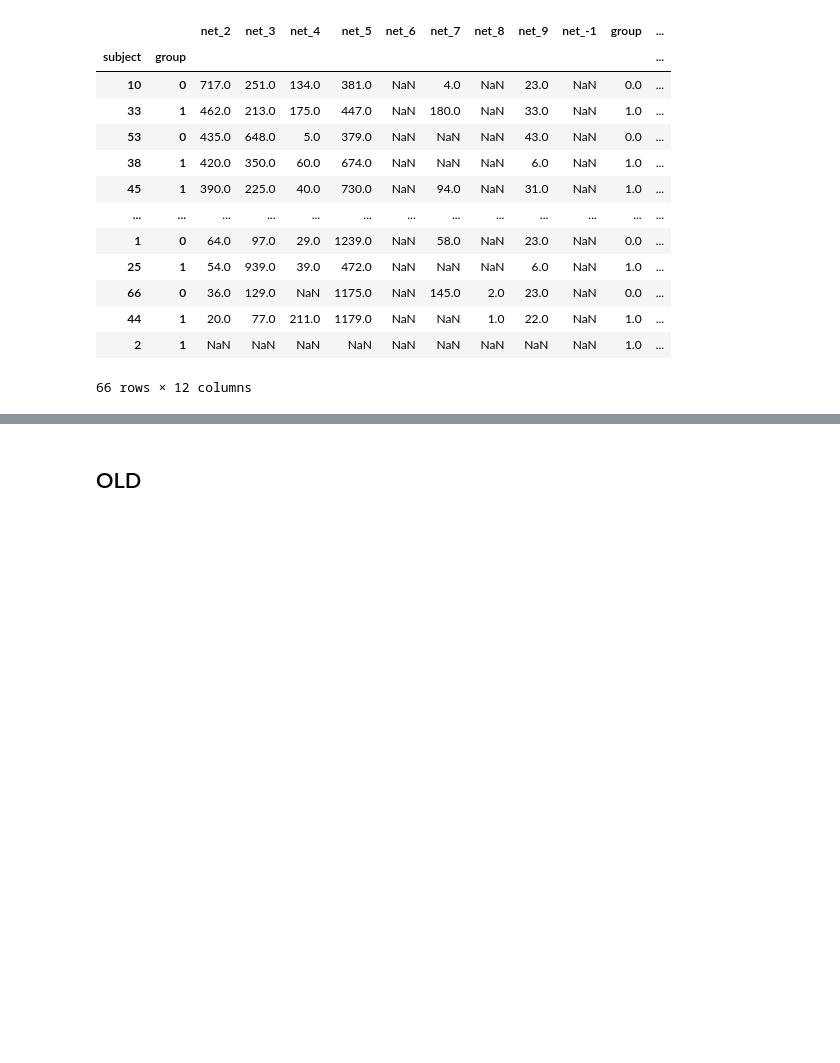
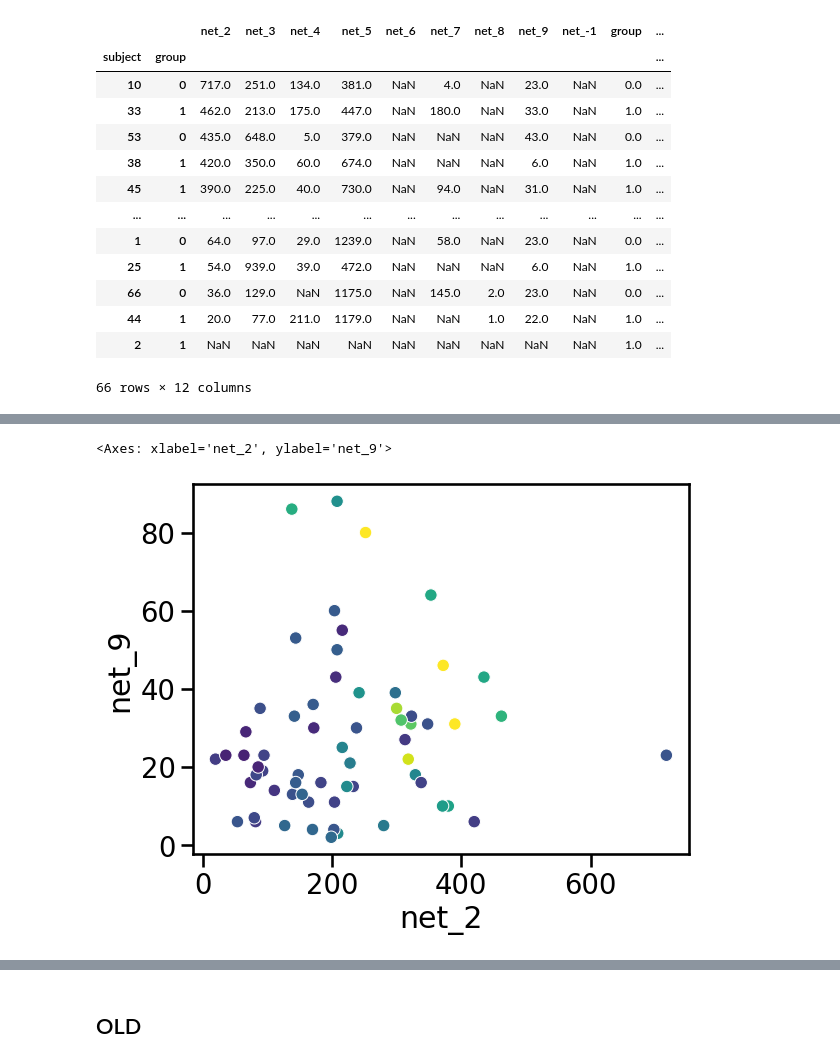
Before and after one commit to mrenke/parietal_patterns, a Jupyter notebook: networks_indTopology/groupComp_DD_01.ipynb, the cells around one changed output, grey strips where cells are left out. Cells and saved outputs as stored; diff of their text form; code cells hidden in the pictures; blank space fills up the shorter version.

```diff
--- a/networks_indTopology/groupComp_DD_01.ipynb
+++ b/networks_indTopology/groupComp_DD_01.ipynb
@@ -153,0 +171,10 @@ df_comb.sort_values('net_2', ascending=False)
+# %%
+import matplotlib.colors as mcolors
+sns.set_context('talk', font_scale=1.2)
+
+sns.scatterplot(data= df_comb.dropna(subset=['net_2', 'net_9', 'NPC_dispersion']), x='net_2',y='net_9',
+                hue='NPC_dispersion', palette='viridis', hue_norm=mcolors.Normalize(vmin=0, vmax=20),
+                legend=False)
+# %% [output]
+<Axes: xlabel='net_2', ylabel='net_9'>
+[figure, added]
```
Also changed, not shown: parts of 3 cells of this notebook, 8 other files.
